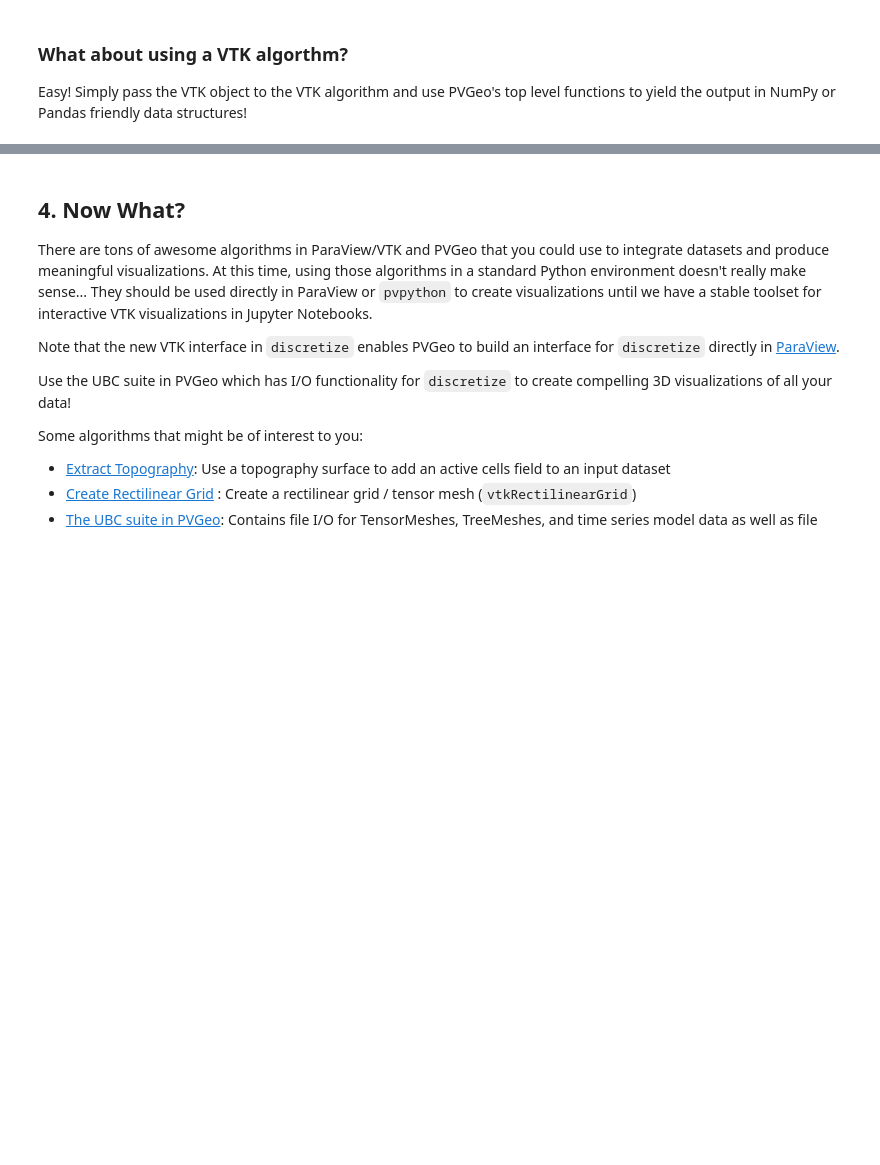
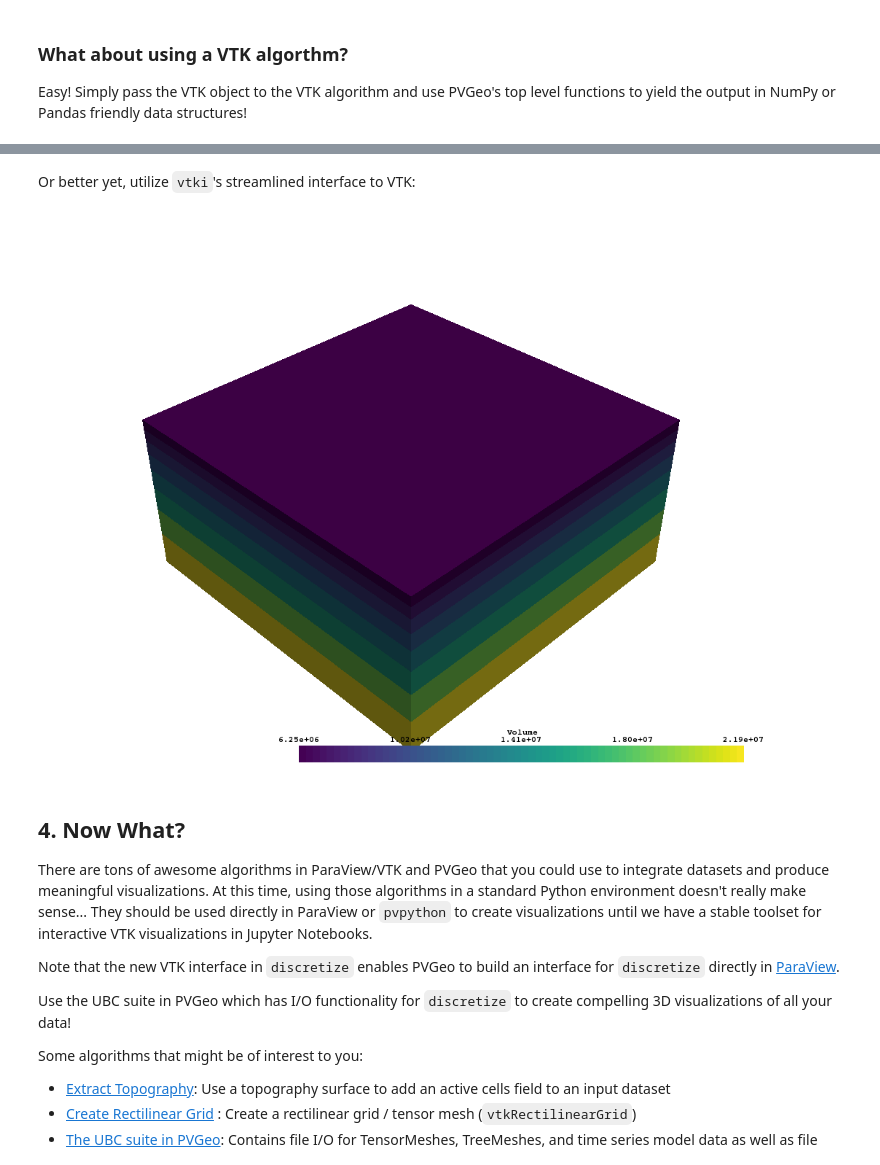
Before and after one commit to OpenGeoVis/PVGeo-Examples, a Jupyter notebook: 2.0 - PVGeo+Discretize.ipynb, the cells around one changed output, grey strips where cells are left out. Drawn from its saved outputs; the diff is of its cells as text; code cells hidden in the pictures; blank space fills up the shorter version.

```diff
--- a/2.0 - PVGeo+Discretize.ipynb
+++ b/2.0 - PVGeo+Discretize.ipynb
@@ -192,3 +213,10 @@ mesh.plot_3d_slicer(counts)
+# %% [markdown]
+Or better yet, utilize `vtki`'s streamlined interface to VTK:
+# %%
+cell_sizes = mesh.toVTK(models=models).compute_cell_sizes()
+cell_sizes.plot(scalars='Volume')
+# %% [output]
+[figure, added]
 # %% [markdown]
 ## 4. Now What?
 
```
Also changed, not shown: parts of 11 cells of this notebook, 3 other files.
